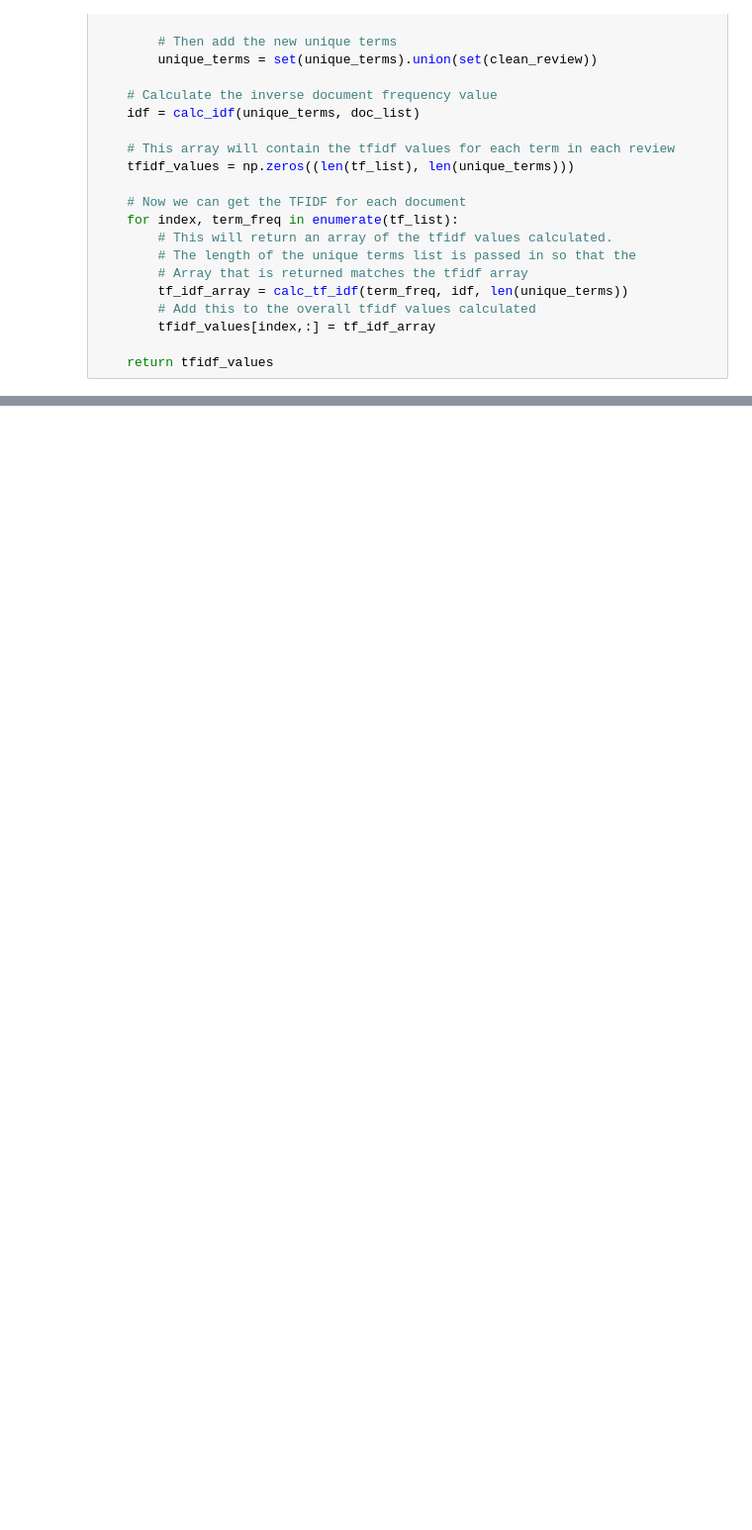
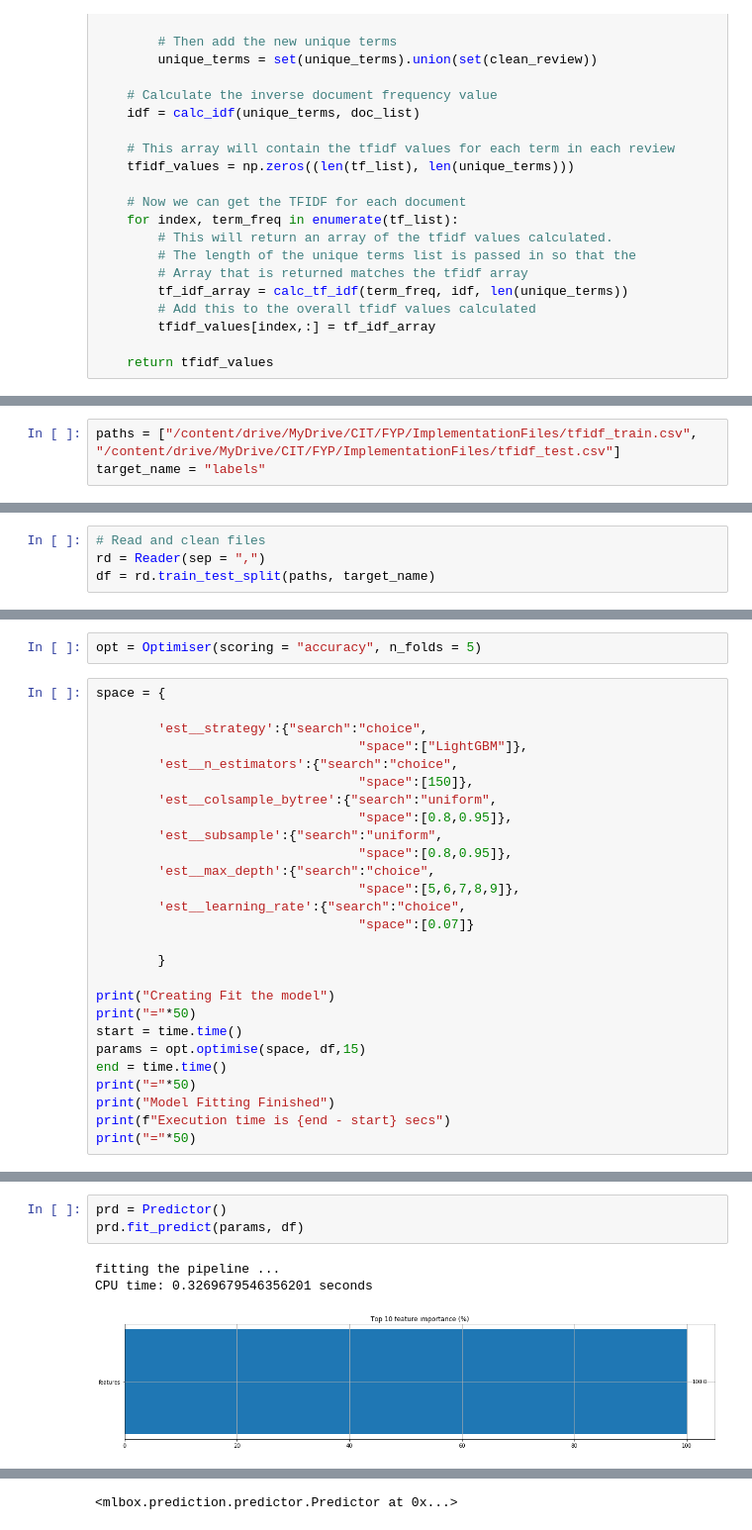
Before and after one commit to CianOSull/AutoML_With_SA_FYP_2021, a Jupyter notebook: MainNotebook.ipynb, the cells around one changed output, grey strips where cells are left out. Shown at 99% size. Saved outputs shown, nothing was run; the diff lists cells and outputs as text; blank space fills up the shorter version.

```diff
--- a/MainNotebook.ipynb
+++ b/MainNotebook.ipynb
@@ -257,0 +315,3 @@ Execution time is 32.72169876098633 secs
+# %%
+paths = ["/content/drive/MyDrive/CIT/FYP/ImplementationFiles/tfidf_train.csv", "/content/drive/MyDrive/CIT/FYP/ImplementationFiles/tfidf_test.csv"]
+target_name = "labels"
@@ -257,0 +320,4 @@ Execution time is 32.72169876098633 secs
+# %%
+# Read and clean files
+rd = Reader(sep = ",")
+df = rd.train_test_split(paths, target_name)
@@ -257,0 +346,29 @@ Execution time is 32.72169876098633 secs
+# %%
+opt = Optimiser(scoring = "accuracy", n_folds = 5)
+# %%
+space = {
+
+        'est__strategy':{"search":"choice",
+                                  "space":["LightGBM"]},
+        'est__n_estimators':{"search":"choice",
+                                  "space":[150]},
+        'est__colsample_bytree':{"search":"uniform",
+                                  "space":[0.8,0.95]},
+        'est__subsample':{"search":"uniform",
+                                  "space":[0.8,0.95]},
+        'est__max_depth':{"search":"choice",
+                                  "space":[5,6,7,8,9]},
+        'est__learning_rate':{"search":"choice",
+                                  "space":[0.07]}
+
+        }
+
+print("Creating Fit the model")
+print("="*50)
+start = time.time()
+params = opt.optimise(space, df,15)
+end = time.time()
+print("="*50)
+print("Model Fitting Finished")
+print(f"Execution time is {end - start} secs")
+print("="*50)
@@ -257,0 +393,7 @@ Execution time is 32.72169876098633 secs
+# %%
+prd = Predictor()
+prd.fit_predict(params, df)
+# %% [output]
+fitting the pipeline ...
+CPU time: 0.3269679546356201 seconds
+[figure, added]
@@ -257,0 +420 @@ Execution time is 32.72169876098633 secs
+<mlbox.prediction.predictor.Predictor at 0x...>
```
Also changed, not shown: parts of 38 cells of this notebook.
